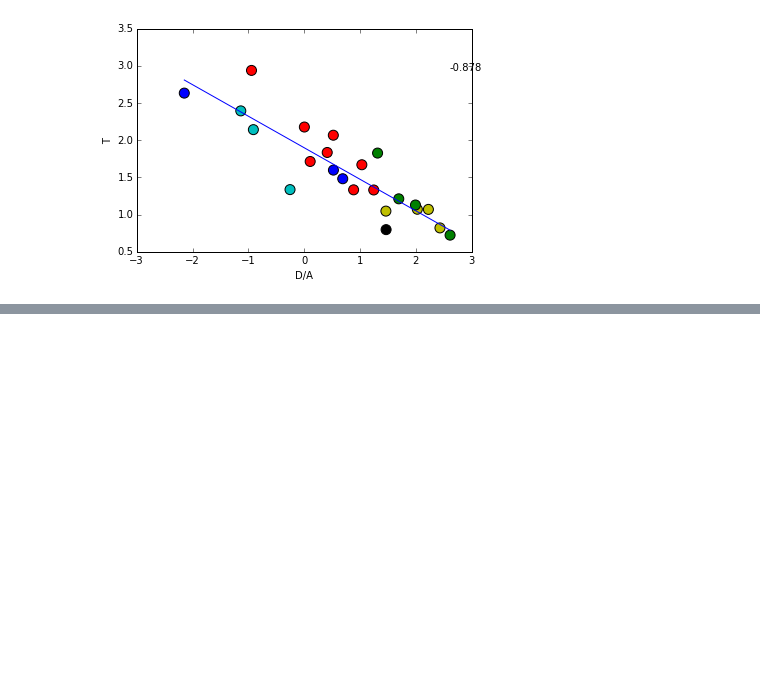
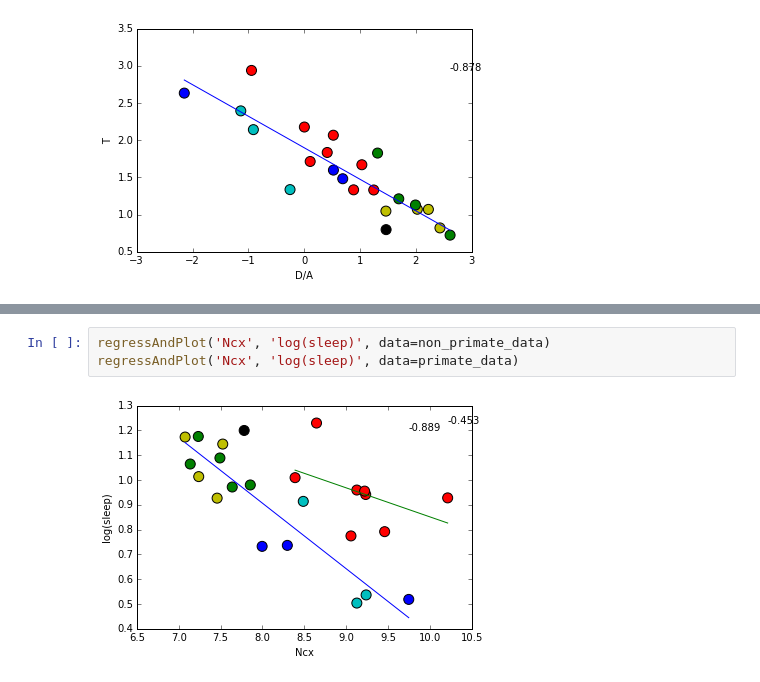
Before and after one commit to bcipolli/SfN15, a Jupyter notebook: HH2015.ipynb, the cells around one changed output, grey strips where cells are left out. Drawn from its saved outputs; the diff is of its cells as text; blank space fills up the shorter version.

```diff
--- a/HH2015.ipynb
+++ b/HH2015.ipynb
@@ -181,0 +215,5 @@ regressAndPlot('D/A', 'T')
+# %%
+regressAndPlot('Ncx', 'log(sleep)', data=non_primate_data)
+regressAndPlot('Ncx', 'log(sleep)', data=primate_data)
+# %% [output]
+[figure, added]
```
Also changed, not shown: parts of 21 cells of this notebook.
